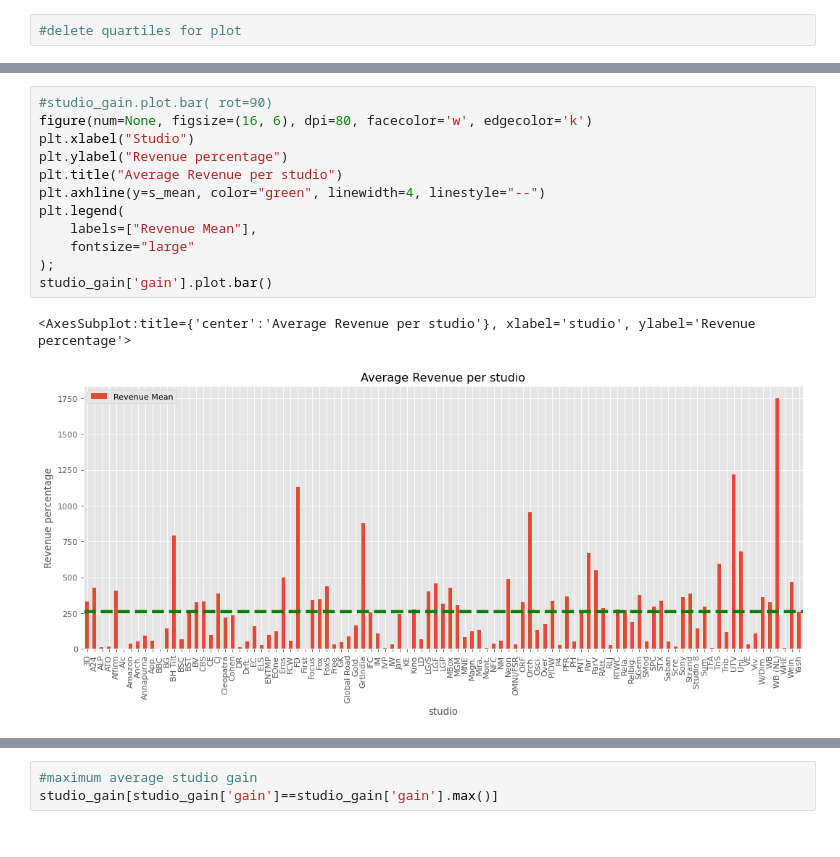
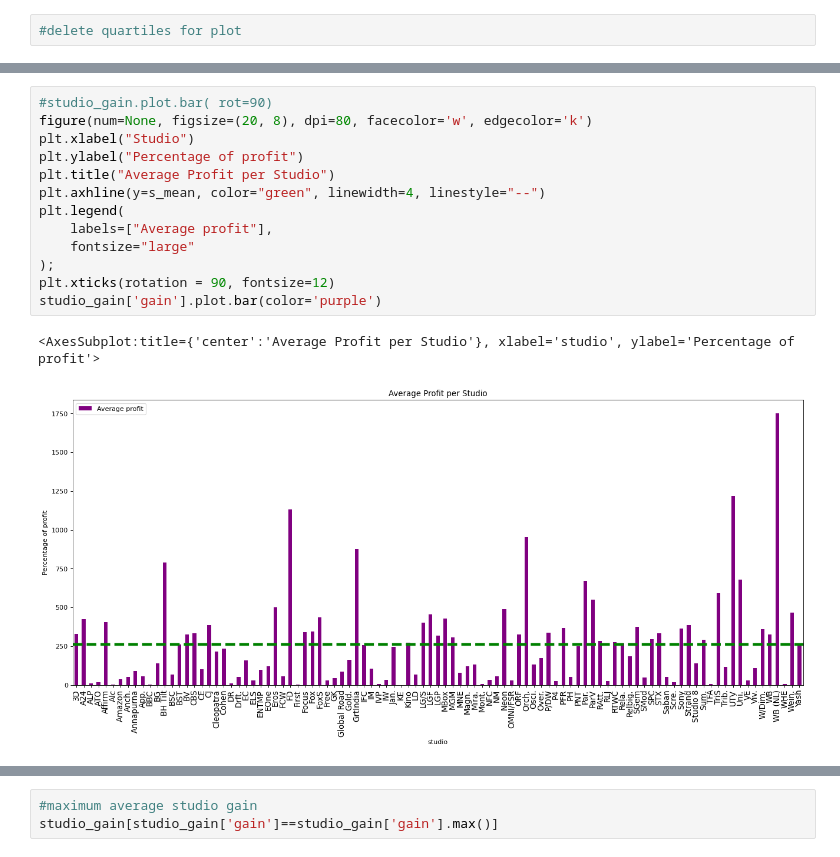
Before and after one commit to QuinnGrigsby/Capstone_Git-ing_it_done_MovieInformation, a Jupyter notebook: Data Understanding.ipynb, the cells around one changed output, grey strips where cells are left out. Drawn from its saved outputs; the diff is of its cells as text.

```diff
--- a/Data Understanding.ipynb
+++ b/Data Understanding.ipynb
@@ -166,16 +167,17 @@ studio_gain
 99 rows × 1 columns
 # %%
 #studio_gain.plot.bar( rot=90)
-figure(num=None, figsize=(16, 6), dpi=80, facecolor='w', edgecolor='k')
+figure(num=None, figsize=(20, 8), dpi=80, facecolor='w', edgecolor='k')
 plt.xlabel("Studio")
-plt.ylabel("Revenue percentage")
-plt.title("Average Revenue per studio")
+plt.ylabel("Percentage of profit")
+plt.title("Average Profit per Studio")
 plt.axhline(y=s_mean, color="green", linewidth=4, linestyle="--")
 plt.legend(
-    labels=["Revenue Mean"],
+    labels=["Average profit"],
     fontsize="large"
 );
-studio_gain['gain'].plot.bar()
+plt.xticks(rotation = 90, fontsize=12)
+studio_gain['gain'].plot.bar(color='purple')
 # %% [output]
-<AxesSubplot:title={'center':'Average Revenue per studio'}, xlabel='studio', ylabel='Revenue percentage'>
+<AxesSubplot:title={'center':'Average Profit per Studio'}, xlabel='studio', ylabel='Percentage of profit'>
-[figure, old version]
+[figure, new version]
```
Also changed, not shown: parts of 7 cells of this notebook.
